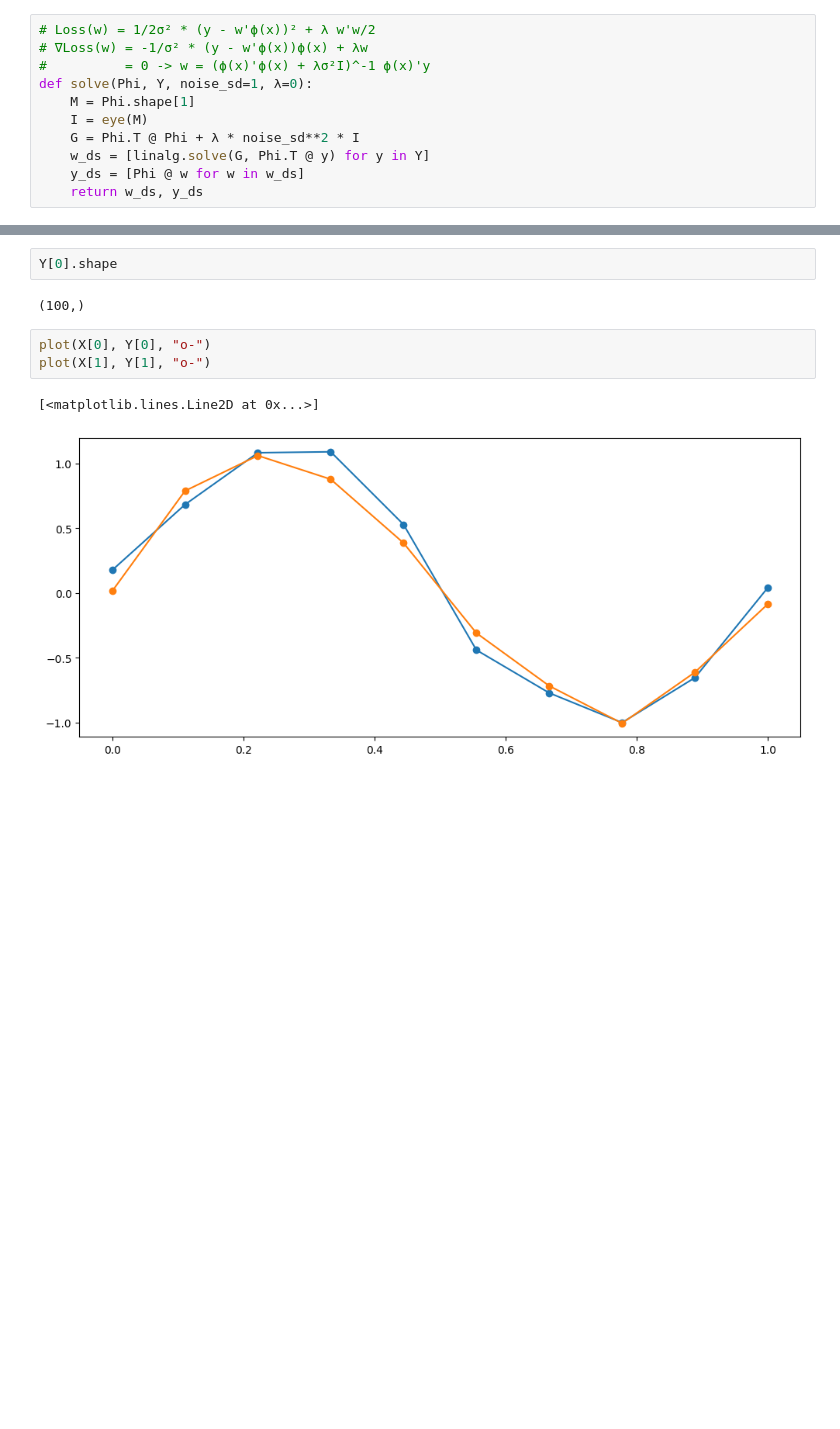
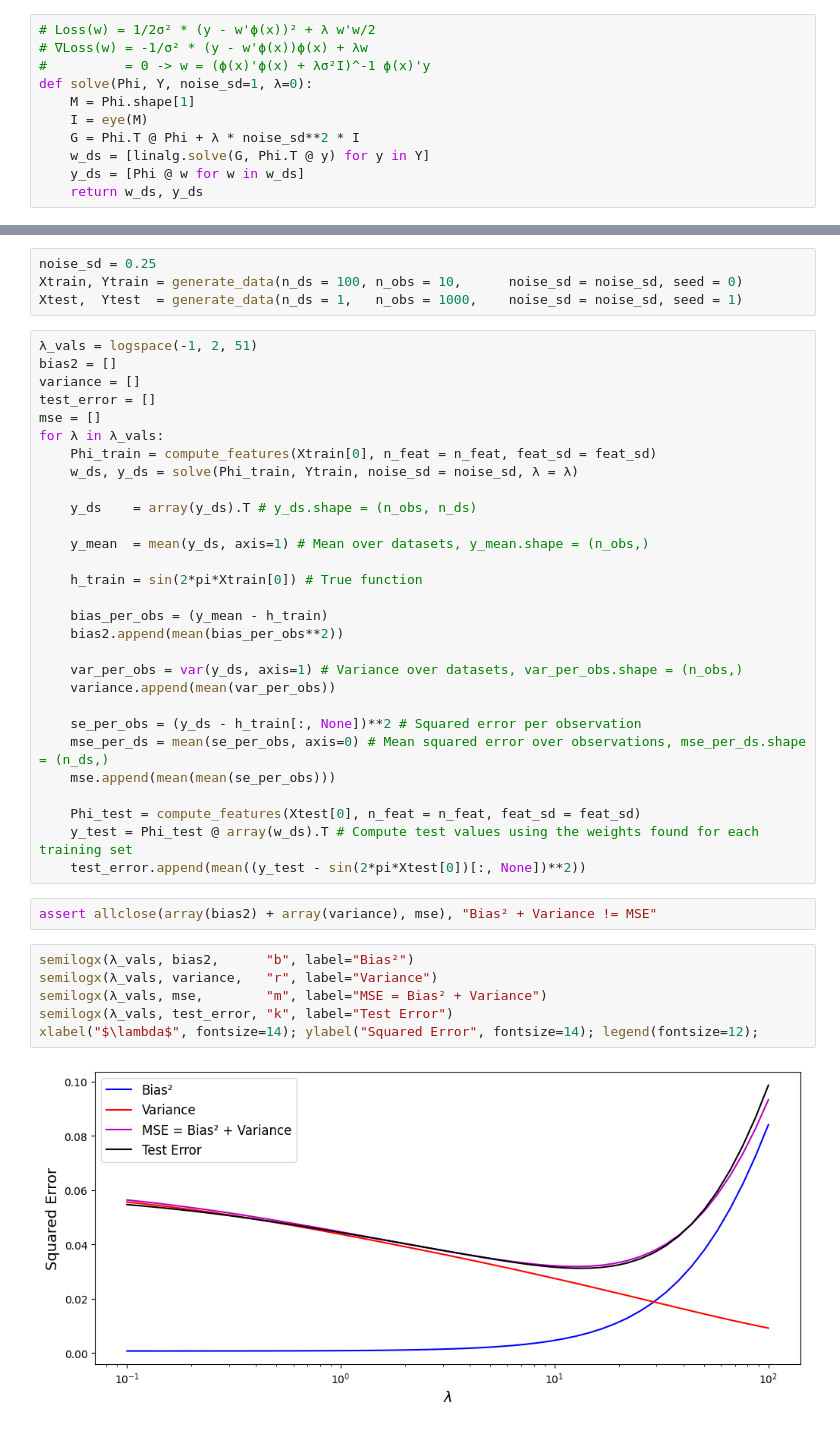
Before and after one commit to stootoon/prml-bias-variance-decomposition, a Jupyter notebook: bias-variance-tradeoff.ipynb, the cells around one changed output, grey strips where cells are left out. Saved outputs shown, nothing was run; the diff lists cells and outputs as text; blank space fills up the shorter version.

```diff
--- a/bias-variance-tradeoff.ipynb
+++ b/bias-variance-tradeoff.ipynb
@@ -130,10 +79,43 @@ array([   144.53102599,   -945.07762007,   2172.76752424,  -1246.10428578,
-# %%
-Y[0].shape
-# %% [output]
-(100,)
-# %%
-plot(X[0], Y[0], "o-")
-plot(X[1], Y[1], "o-")
-# %% [output]
-[<matplotlib.lines.Line2D at 0x...>]
-[figure, removed]
+# %%
+noise_sd = 0.25
+Xtrain, Ytrain = generate_data(n_ds = 100, n_obs = 10,      noise_sd = noise_sd, seed = 0)
+Xtest,  Ytest  = generate_data(n_ds = 1,   n_obs = 1000,    noise_sd = noise_sd, seed = 1)
+# %%
+λ_vals = logspace(-1, 2, 51)
+bias2 = []
+variance = []
+test_error = []
+mse = []
+for λ in λ_vals:
+    Phi_train = compute_features(Xtrain[0], n_feat = n_feat, feat_sd = feat_sd)
+    w_ds, y_ds = solve(Phi_train, Ytrain, noise_sd = noise_sd, λ = λ)
+
+    y_ds    = array(y_ds).T # y_ds.shape = (n_obs, n_ds)
+
+    y_mean  = mean(y_ds, axis=1) # Mean over datasets, y_mean.shape = (n_obs,)
+
+    h_train = sin(2*pi*Xtrain[0]) # True function
+
+    bias_per_obs = (y_mean - h_train)
+    bias2.append(mean(bias_per_obs**2))
+
+    var_per_obs = var(y_ds, axis=1) # Variance over datasets, var_per_obs.shape = (n_obs,)
+    variance.append(mean(var_per_obs))
+
+    se_per_obs = (y_ds - h_train[:, None])**2 # Squared error per observation
+    mse_per_ds = mean(se_per_obs, axis=0) # Mean squared error over observations, mse_per_ds.shape = (n_ds,)
+    mse.append(mean(mean(se_per_obs)))
+
+    Phi_test = compute_features(Xtest[0], n_feat = n_feat, feat_sd = feat_sd)
+    y_test = Phi_test @ array(w_ds).T # Compute test values using the weights found for each training set
+    test_error.append(mean((y_test - sin(2*pi*Xtest[0])[:, None])**2))
+# %%
+assert allclose(array(bias2) + array(variance), mse), "Bias² + Variance != MSE"
+# %%
+semilogx(λ_vals, bias2,      "b", label="Bias²")
+semilogx(λ_vals, variance,   "r", label="Variance")
+semilogx(λ_vals, mse,        "m", label="MSE = Bias² + Variance")
+semilogx(λ_vals, test_error, "k", label="Test Error")
+xlabel("$\lambda$", fontsize=14); ylabel("Squared Error", fontsize=14); legend(fontsize=12);
+# %% [output]
+[figure, added]
```
Also changed, not shown: parts of 9 cells of this notebook, 1 other file.
